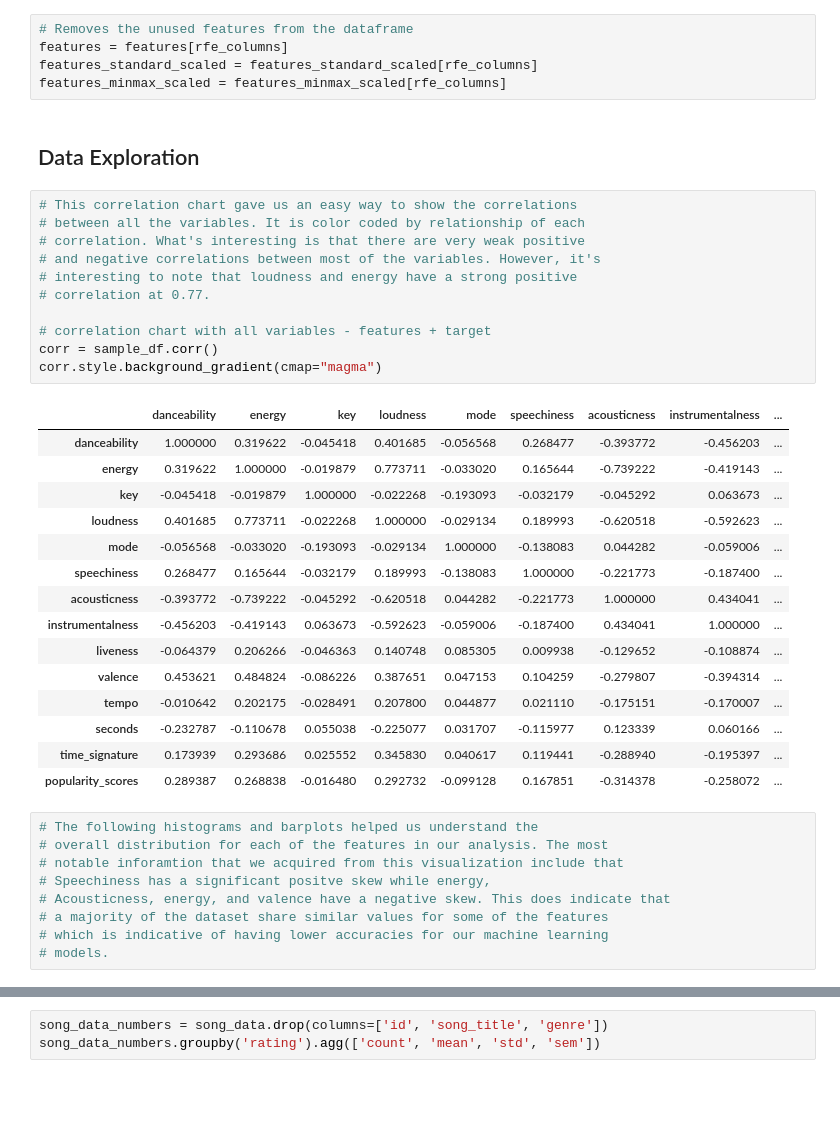
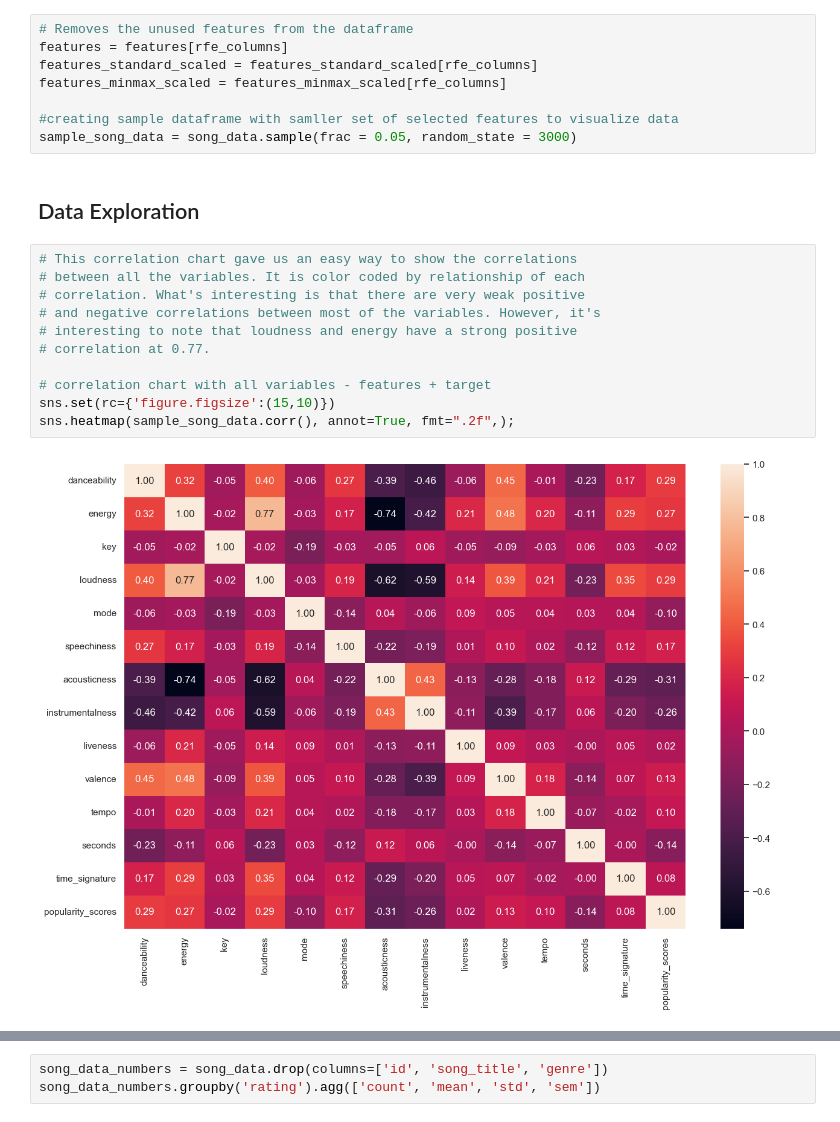
Before and after one commit to AlexLazcano/Spotify-Project-353, a Jupyter notebook: Project vol2 by Kerem (SongPopularityModels).ipynb, the cells around one changed output, grey strips where cells are left out. Saved outputs shown, nothing was run; the diff lists cells and outputs as text; blank space fills up the shorter version.

```diff
--- a/Project vol2 by Kerem (SongPopularityModels).ipynb
+++ b/Project vol2 by Kerem (SongPopularityModels).ipynb
@@ -171,41 +166,21 @@ all_data = {'UNSCALED FEATURES' : features, 'STANDARD SCALER' : features_standar
 features = features[rfe_columns]
 features_standard_scaled = features_standard_scaled[rfe_columns]
 features_minmax_scaled = features_minmax_scaled[rfe_columns]
+
+#creating sample dataframe with samller set of selected features to visualize data
+sample_song_data = song_data.sample(frac = 0.05, random_state = 3000)
 # %% [markdown]
 ## Data Exploration
 # %%
 # This correlation chart gave us an easy way to show the correlations
 # between all the variables. It is color coded by relationship of each
 # correlation. What's interesting is that there are very weak positive
 # and negative correlations between most of the variables. However, it's
 # interesting to note that loudness and energy have a strong positive
 # correlation at 0.77.
 
 # correlation chart with all variables - features + target
-corr = sample_df.corr()
-corr.style.background_gradient(cmap="magma")
+sns.set(rc={'figure.figsize':(15,10)})
+sns.heatmap(sample_song_data.corr(), annot=True, fmt=".2f",);
 # %% [output]
-|  | danceability | energy | key | loudness | mode | speechiness | acousticness | instrumentalness | ... |
-| danceability | 1.000000 | 0.319622 | -0.045418 | 0.401685 | -0.056568 | 0.268477 | -0.393772 | -0.456203 | ... |
-| energy | 0.319622 | 1.000000 | -0.019879 | 0.773711 | -0.033020 | 0.165644 | -0.739222 | -0.419143 | ... |
-| key | -0.045418 | -0.019879 | 1.000000 | -0.022268 | -0.193093 | -0.032179 | -0.045292 | 0.063673 | ... |
-| loudness | 0.401685 | 0.773711 | -0.022268 | 1.000000 | -0.029134 | 0.189993 | -0.620518 | -0.592623 | ... |
-| mode | -0.056568 | -0.033020 | -0.193093 | -0.029134 | 1.000000 | -0.138083 | 0.044282 | -0.059006 | ... |
-| speechiness | 0.268477 | 0.165644 | -0.032179 | 0.189993 | -0.138083 | 1.000000 | -0.221773 | -0.187400 | ... |
-| acousticness | -0.393772 | -0.739222 | -0.045292 | -0.620518 | 0.044282 | -0.221773 | 1.000000 | 0.434041 | ... |
-| instrumentalness | -0.456203 | -0.419143 | 0.063673 | -0.592623 | -0.059006 | -0.187400 | 0.434041 | 1.000000 | ... |
-| liveness | -0.064379 | 0.206266 | -0.046363 | 0.140748 | 0.085305 | 0.009938 | -0.129652 | -0.108874 | ... |
-| valence | 0.453621 | 0.484824 | -0.086226 | 0.387651 | 0.047153 | 0.104259 | -0.279807 | -0.394314 | ... |
-| tempo | -0.010642 | 0.202175 | -0.028491 | 0.207800 | 0.044877 | 0.021110 | -0.175151 | -0.170007 | ... |
-| seconds | -0.232787 | -0.110678 | 0.055038 | -0.225077 | 0.031707 | -0.115977 | 0.123339 | 0.060166 | ... |
-| time_signature | 0.173939 | 0.293686 | 0.025552 | 0.345830 | 0.040617 | 0.119441 | -0.288940 | -0.195397 | ... |
-| popularity_scores | 0.289387 | 0.268838 | -0.016480 | 0.292732 | -0.099128 | 0.167851 | -0.314378 | -0.258072 | ... |
+[figure, added]
-# %%
-# The following histograms and barplots helped us understand the
-# overall distribution for each of the features in our analysis. The most
-# notable inforamtion that we acquired from this visualization include that
-# Speechiness has a significant positve skew while energy,
-# Acousticness, energy, and valence have a negative skew. This does indicate that
-# a majority of the dataset share similar values for some of the features
-# which is indicative of having lower accuracies for our machine learning
-# models.
```
Also changed, not shown: parts of 42 cells of this notebook.
